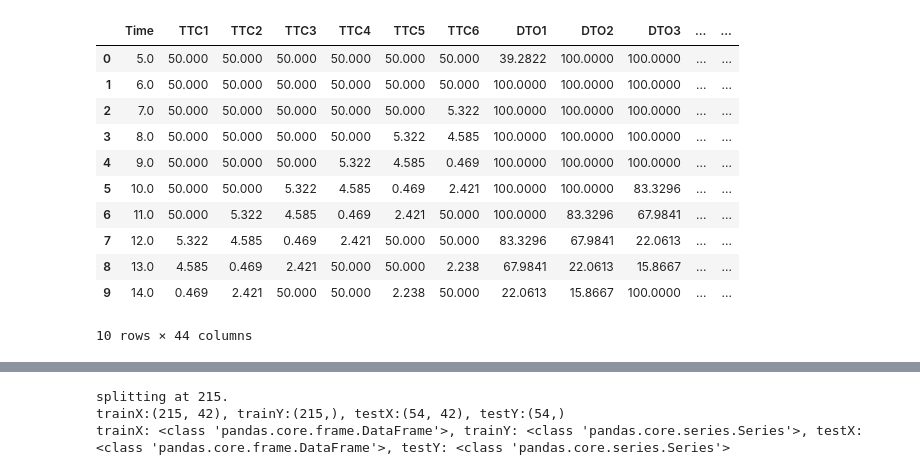
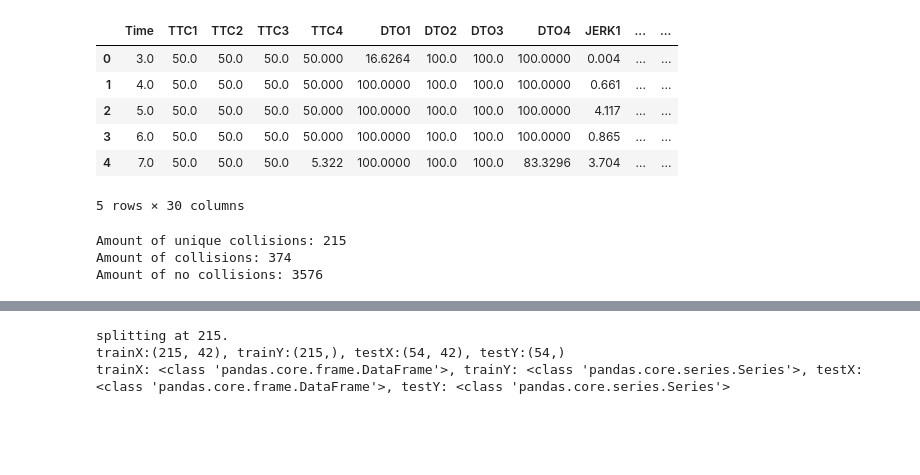
Before and after one commit to SigurdGH/MasterThesis, a Jupyter notebook: main/generateTestingData/processGeneratedData.ipynb, the cells around one changed output, grey strips where cells are left out. Cells and saved outputs as stored; diff of their text form; code cells hidden in the pictures; blank space fills up the shorter version.

```diff
--- a/main/generateTestingData/processGeneratedData.ipynb
+++ b/main/generateTestingData/processGeneratedData.ipynb
@@ -41,50 +40,52 @@ print(l)
 # %%
-def makeDataUsable(df: DataFrame, pastImportance: int=6, secBeforeCol: int=3) -> DataFrame:
+def makeDataUsable(df: DataFrame, pastImportance: int=6, rowsBeforeCol: int=3, removeCol: bool=True) -> DataFrame:
     """
     Make a usable Dataframe from a csv file from generated data.\\
     Creates pastImportance of columns for each prediction feature.\\
-    Registers the "col" feature before an actual collision as 1, up to secBeforeCol back in time.
+    Registers the "col" feature before an actual collision as 1, up to secBeforeCol back in time.\\
+    If undersampleRatio is > 0, it will under sample the data, if it is 0, it will not.
 
     ### Params:
         * df: Dataframe, need to have the columns named "TTC", "DTO", "JERK" and "Speed"ArithmeticError
         * pastImportance: int, needs to be > 0
-        * secBeforeCol: int, needs to be > 0
+        * rowsBeforeCol: int, needs to be > 0
+        * removeCol: bool, True if the origianl collision row should be removed
     ### Returns:
         * Dataframe
     """
     colsToUse = ["TTC", "DTO", "JERK", "Speed", "asX", "asY", "asZ"]
     columns = ["Time"]
     columns += [f"{c}{i}" for c in colsToUse for i in range(1, pastImportance+1)]
-    columns += ["COL"]
+    columns += ["COL", "toRemove"]
 
-    # colsToUse = list(df.columns)
-    # columns = colsToUse[0]
-    # columns += [f"{c}{i}" for i in range(1, pastImportance+1) for c in colsToUse[1:-1]]
-    # columns = colsToUse[-1]
+    rowsToRemove = []
 
     dataDict = {col: [] for col in columns}
 
     for i, row in df.iterrows():
         if row["Time"] < pastImportance-1:
-        # if row[colsToUse[0]] < pastImportance-1:
             continue
 
         dataDict["Time"].append(row["Time"])
-        # dataDict[colsToUse[0]].append(row[colsToUse[0]])
         for j, k in enumerate(range(i-pastImportance+1, i+1), start=1):
             for c in colsToUse:
-            # for c in colsToUse[1:-1]:
+                # Should be able to remove this if check with new data
+                if (c == "TTC" or c == "DTO") and df.iloc[k][c] < 0:
+                    dataDict[f"{c}{j}"].append(0)
+                    continue
                 dataDict[f"{c}{j}"].append(df.iloc[k][c])
 
-        dataDict[f"COL"].append(row["COL"])
+        dataDict["COL"].append(row["COL"])
+        dataDict["toRemove"].append(row["COL"])
         if row["COL"] == 1:
+            rowsToRemove.append(i-1)
             available = int(row["Time"]-pastImportance+2)
-            amount = int(secBeforeCol) if available >= secBeforeCol else available
+            amount = int(rowsBeforeCol) if available >= rowsBeforeCol else available
             dataDict["COL"][-amount:] = [1]*amount
 
-    # for key, val in dataDict.items():
-    #     print(key, val, len(val))
-    return DataFrame(dataDict)
+    df = DataFrame(dataDict)
+    df = df[df["toRemove"] == 0] if removeCol else df
+    df.drop("toRemove", axis=1, inplace=True)
+    return df
 
-# makeDataUsable(df, 3, 3)
-makeDataUsable(read_csv("../../data/testGenerateData.csv"),4, 3)
+# makeDataUsable(read_csv("../../data/testGenerateData.csv"), pastImportance=4, secBeforeCol=4)
@@ -105,19 +109,25 @@ makeDataUsable(read_csv("../../data/testGenerateData.csv"),4, 3)
 # %%
-data = makeDataUsable(read_csv("../../data/testGenerateData.csv"), 6, 4)
-data.head(10)
+data = makeDataUsable(read_csv("../../data/generatedData.csv"), pastImportance=4, rowsBeforeCol=4, removeCol=True)
+data.head(5)
 # %% [output]
-|  | Time | TTC1 | TTC2 | TTC3 | TTC4 | TTC5 | TTC6 | DTO1 | DTO2 | DTO3 | ... | ... |
-| 0 | 5.0 | 50.000 | 50.000 | 50.000 | 50.000 | 50.000 | 50.000 | 39.2822 | 100.0000 | 100.0000 | ... | ... |
-| 1 | 6.0 | 50.000 | 50.000 | 50.000 | 50.000 | 50.000 | 50.000 | 100.0000 | 100.0000 | 100.0000 | ... | ... |
-| 2 | 7.0 | 50.000 | 50.000 | 50.000 | 50.000 | 50.000 | 5.322 | 100.0000 | 100.0000 | 100.0000 | ... | ... |
-| 3 | 8.0 | 50.000 | 50.000 | 50.000 | 50.000 | 5.322 | 4.585 | 100.0000 | 100.0000 | 100.0000 | ... | ... |
-| 4 | 9.0 | 50.000 | 50.000 | 50.000 | 5.322 | 4.585 | 0.469 | 100.0000 | 100.0000 | 100.0000 | ... | ... |
-| 5 | 10.0 | 50.000 | 50.000 | 5.322 | 4.585 | 0.469 | 2.421 | 100.0000 | 100.0000 | 83.3296 | ... | ... |
-| 6 | 11.0 | 50.000 | 5.322 | 4.585 | 0.469 | 2.421 | 50.000 | 100.0000 | 83.3296 | 67.9841 | ... | ... |
-| 7 | 12.0 | 5.322 | 4.585 | 0.469 | 2.421 | 50.000 | 50.000 | 83.3296 | 67.9841 | 22.0613 | ... | ... |
-| 8 | 13.0 | 4.585 | 0.469 | 2.421 | 50.000 | 50.000 | 2.238 | 67.9841 | 22.0613 | 15.8667 | ... | ... |
-| 9 | 14.0 | 0.469 | 2.421 | 50.000 | 50.000 | 2.238 | 50.000 | 22.0613 | 15.8667 | 100.0000 | ... | ... |
+|  | Time | TTC1 | TTC2 | TTC3 | TTC4 | DTO1 | DTO2 | DTO3 | DTO4 | JERK1 | ... | ... |
+| 0 | 3.0 | 50.0 | 50.0 | 50.0 | 50.000 | 16.6264 | 100.0 | 100.0 | 100.0000 | 0.004 | ... | ... |
+| 1 | 4.0 | 50.0 | 50.0 | 50.0 | 50.000 | 100.0000 | 100.0 | 100.0 | 100.0000 | 0.661 | ... | ... |
+| 2 | 5.0 | 50.0 | 50.0 | 50.0 | 50.000 | 100.0000 | 100.0 | 100.0 | 100.0000 | 4.117 | ... | ... |
+| 3 | 6.0 | 50.0 | 50.0 | 50.0 | 50.000 | 100.0000 | 100.0 | 100.0 | 100.0000 | 0.865 | ... | ... |
+| 4 | 7.0 | 50.0 | 50.0 | 50.0 | 5.322 | 100.0000 | 100.0 | 100.0 | 83.3296 | 3.704 | ... | ... |
-10 rows × 44 columns
+5 rows × 30 columns
+# %%
+cc = read_csv("../../data/generatedData.csv")
+collisions = len(data[data["COL"] == 1])
+
+print(f"Amount of unique collisions: {len(cc[cc['COL'] == 1])}")
+print(f"Amount of collisions: {len(data[data['COL'] == 1])}")
+print(f"Amount of no collisions: {len(data[data['COL'] == 0])}")
+# %% [output]
+Amount of unique collisions: 215
+Amount of collisions: 374
+Amount of no collisions: 3576
 # %%
 data.corr()["COL"]
 # %% [output]
```
Also changed, not shown: parts of 16 cells of this notebook, 5 other files.
